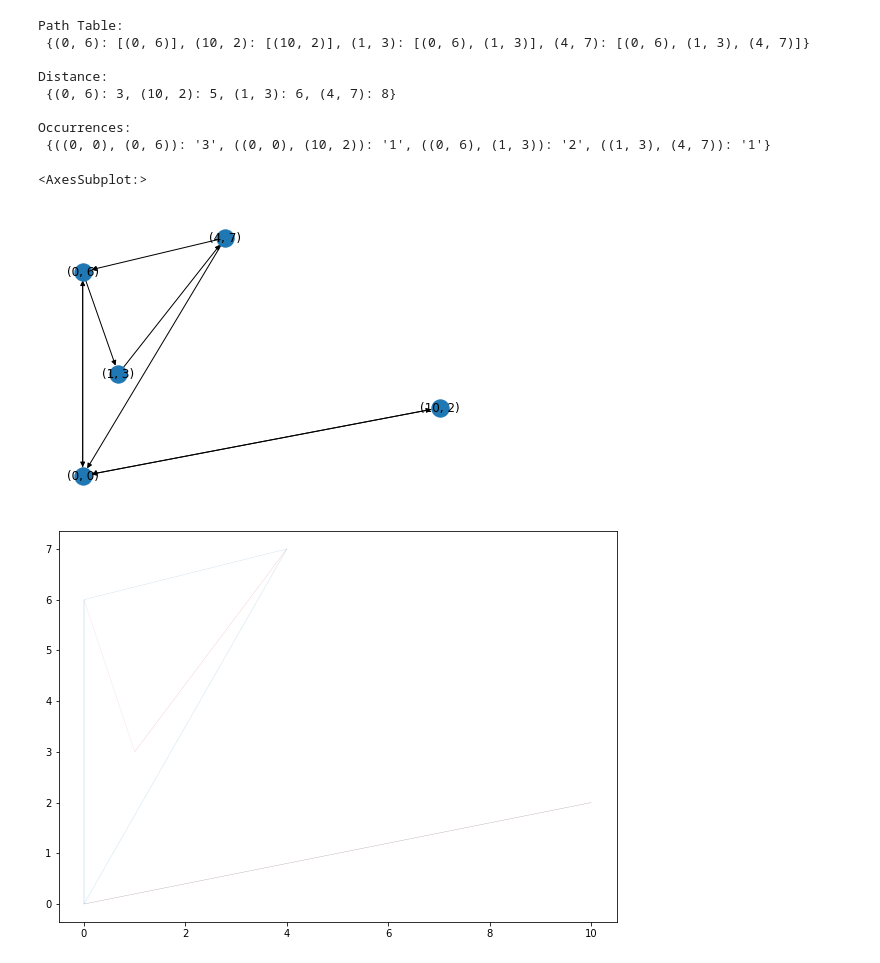
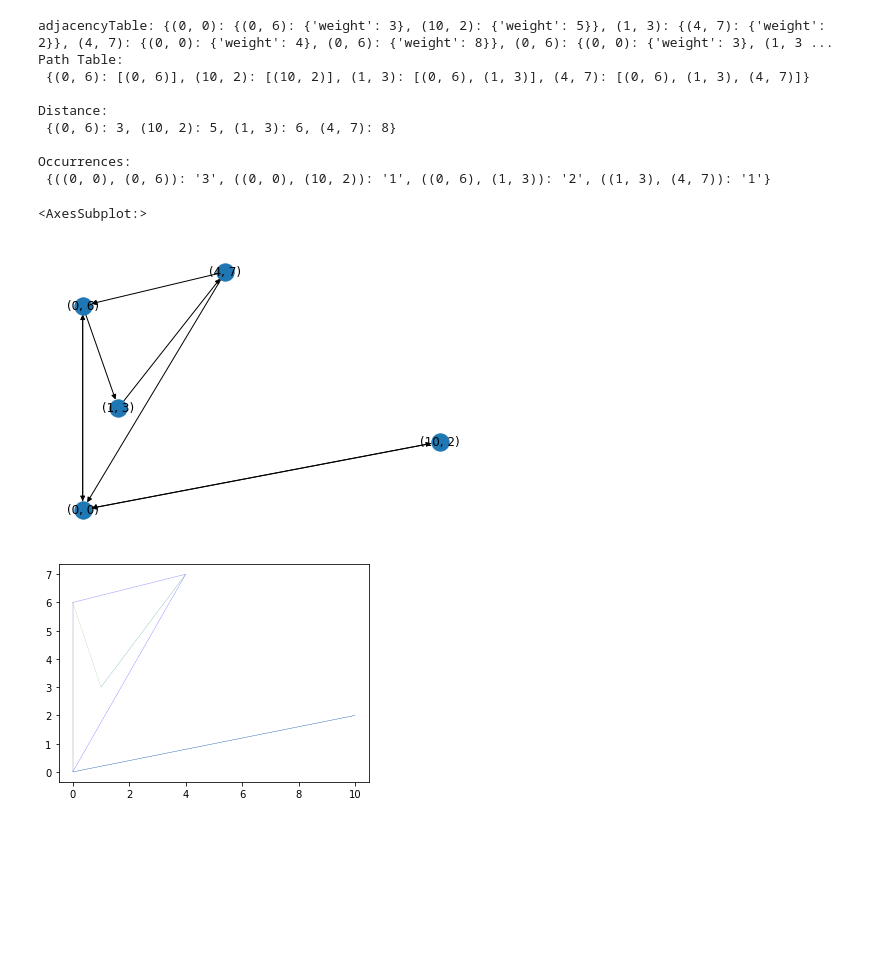
Before and after one commit to Ramon-Deniz/trafficTraversal, a Jupyter notebook: simple.ipynb, the cells around one changed output. Cells and saved outputs as stored; diff of their text form; code cells hidden in the pictures; blank space fills up the shorter version.

Commit message:
finished plotting missing edges

```diff
--- a/simple.ipynb
+++ b/simple.ipynb
@@ -30,7 +30,7 @@ for elem in G.adjacency():
     if len(elem[1]) != 0:
         adjacencyTable[elem[0]] = elem[1]
 
-#print(adjacencyTable)
+print("adjacencyTable:", adjacencyTable)
 
 pathTable = dict()
 visited = set()
@@ -82,34 +82,37 @@ for dst in pathTable:
 
     for i in range(len(pathList) - 1):
         amount = occurrences.get((pathList[i], pathList[i + 1]), 0)
         amount = str(int(amount) + 1)
         occurrences[(pathList[i], pathList[i + 1])] = amount
 
 print("Occurrences:\n", occurrences)
 
 series = []
+unvisitedSeries = []
 column = []
 for edge in occurrences:
     series.append(LineString([edge[0], edge[1]]))
     column.append(occurrences[edge])
 
 for node1 in adjacencyTable:
     for node2 in adjacencyTable.get(node1, {}):
         if (node1, node2) not in occurrences:
-            series.append(LineString([node1, node2]))
-            column.append('0')
+            unvisitedSeries.append(LineString([node1, node2]))
 
 frame = gpd.GeoDataFrame({'visits': column, 'geometry': series})
-frame.plot(figsize=(10,10), linewidth=0.1, column='visits')
+unvisitedFrame = gpd.GeoDataFrame(geometry=unvisitedSeries)
+ax = unvisitedFrame.plot(linewidth=0.2, edgecolor='blue')
+frame.plot(ax=ax, figsize=(10,10), linewidth=0.2, column='visits', cmap='summer')
 # %% [output]
+adjacencyTable: {(0, 0): {(0, 6): {'weight': 3}, (10, 2): {'weight': 5}}, (1, 3): {(4, 7): {'weight': 2}}, (4, 7): {(0, 0): {'weight': 4}, (0, 6): {'weight': 8}}, (0, 6): {(0, 0): {'weight': 3}, (1, 3 ...
 Path Table:
  {(0, 6): [(0, 6)], (10, 2): [(10, 2)], (1, 3): [(0, 6), (1, 3)], (4, 7): [(0, 6), (1, 3), (4, 7)]}
 
 Distance:
  {(0, 6): 3, (10, 2): 5, (1, 3): 6, (4, 7): 8}
 
 Occurrences:
  {((0, 0), (0, 6)): '3', ((0, 0), (10, 2)): '1', ((0, 6), (1, 3)): '2', ((1, 3), (4, 7)): '1'}
 <AxesSubplot:>
 [figure]
-[figure, old version]
+[figure, new version]
```
Also changed, not shown: 1 other file.
